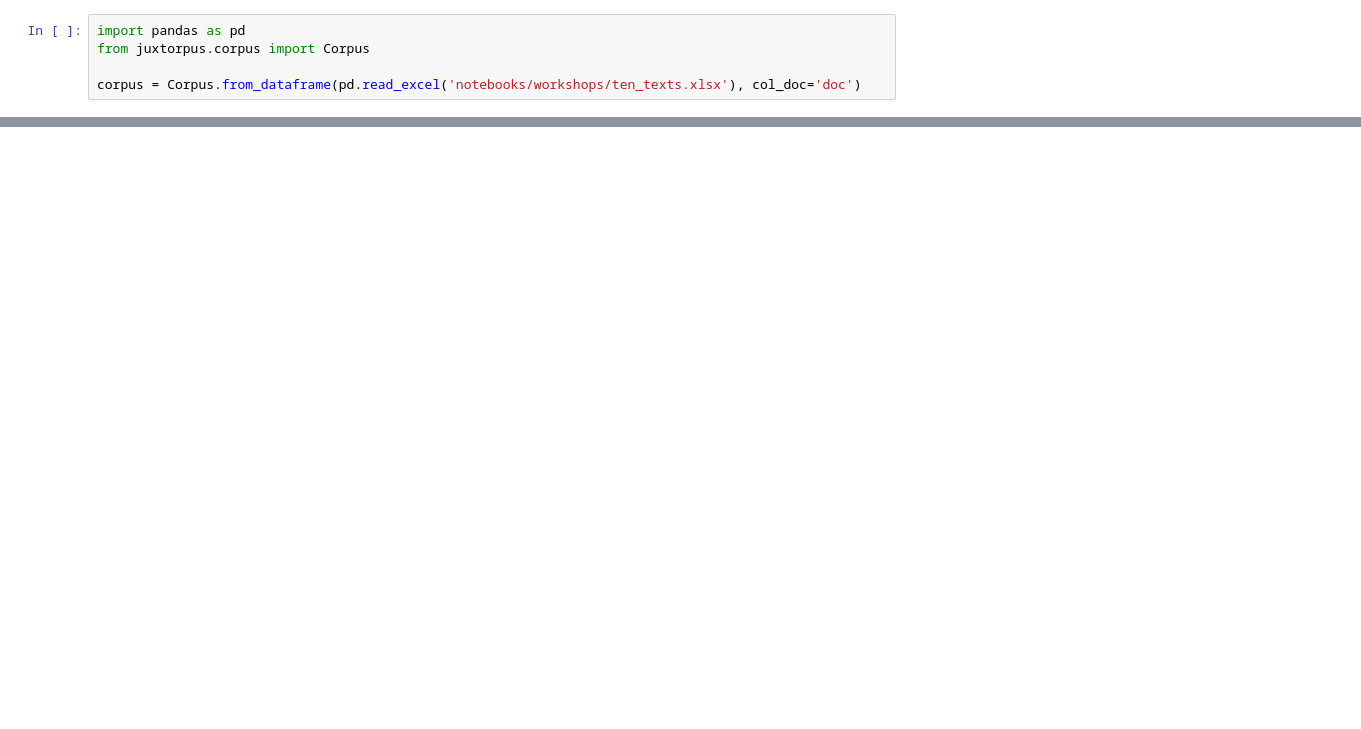
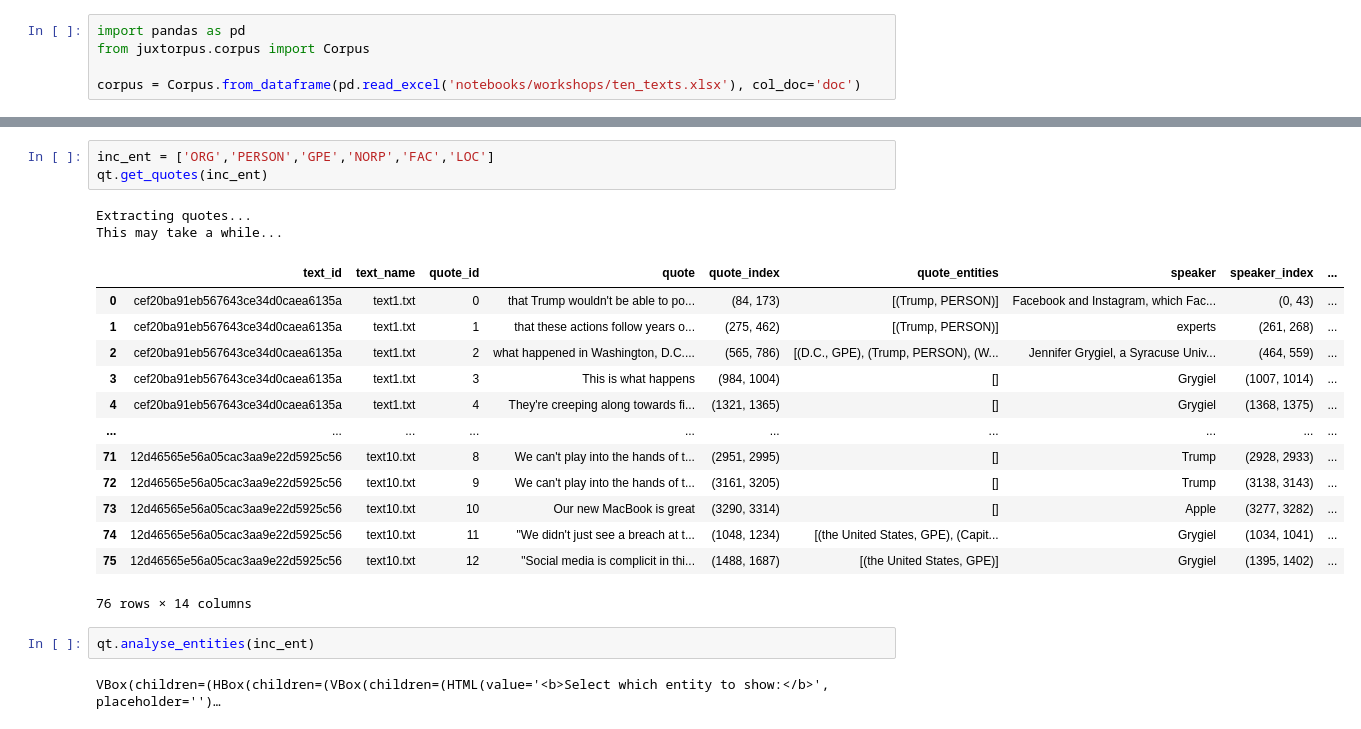
Before and after one commit to Sydney-Informatics-Hub/juxtorpus, a Jupyter notebook: notebooks/workshops/6-quotation_tool.ipynb, the cells around one changed output, grey strips where cells are left out. Cells and saved outputs as stored; diff of their text form; blank space fills up the shorter version.

```diff
--- a/notebooks/workshops/6-quotation_tool.ipynb
+++ b/notebooks/workshops/6-quotation_tool.ipynb
@@ -39,0 +57,23 @@ FileNotFoundError: [Errno 2] No such file or directory: './quotation_tool/gender
+# %%
+inc_ent = ['ORG','PERSON','GPE','NORP','FAC','LOC']
+qt.get_quotes(inc_ent)
+# %% [output]
+Extracting quotes...
+This may take a while...
+|  | text_id | text_name | quote_id | quote | quote_index | quote_entities | speaker | speaker_index | ... |
+| 0 | cef20ba91eb567643ce34d0caea6135a | text1.txt | 0 | that Trump wouldn't be able to po... | (84, 173) | [(Trump, PERSON)] | Facebook and Instagram, which Fac... | (0, 43) | ... |
+| 1 | cef20ba91eb567643ce34d0caea6135a | text1.txt | 1 | that these actions follow years o... | (275, 462) | [(Trump, PERSON)] | experts | (261, 268) | ... |
+| 2 | cef20ba91eb567643ce34d0caea6135a | text1.txt | 2 | what happened in Washington, D.C.... | (565, 786) | [(D.C., GPE), (Trump, PERSON), (W... | Jennifer Grygiel, a Syracuse Univ... | (464, 559) | ... |
+| 3 | cef20ba91eb567643ce34d0caea6135a | text1.txt | 3 | This is what happens | (984, 1004) | [] | Grygiel | (1007, 1014) | ... |
+| 4 | cef20ba91eb567643ce34d0caea6135a | text1.txt | 4 | They're creeping along towards fi... | (1321, 1365) | [] | Grygiel | (1368, 1375) | ... |
+| ... | ... | ... | ... | ... | ... | ... | ... | ... | ... |
+| 71 | 12d46565e56a05cac3aa9e22d5925c56 | text10.txt | 8 | We can't play into the hands of t... | (2951, 2995) | [] | Trump | (2928, 2933) | ... |
+| 72 | 12d46565e56a05cac3aa9e22d5925c56 | text10.txt | 9 | We can't play into the hands of t... | (3161, 3205) | [] | Trump | (3138, 3143) | ... |
+| 73 | 12d46565e56a05cac3aa9e22d5925c56 | text10.txt | 10 | Our new MacBook is great | (3290, 3314) | [] | Apple | (3277, 3282) | ... |
+| 74 | 12d46565e56a05cac3aa9e22d5925c56 | text10.txt | 11 | "We didn't just see a breach at t... | (1048, 1234) | [(the United States, GPE), (Capit... | Grygiel | (1034, 1041) | ... |
+| 75 | 12d46565e56a05cac3aa9e22d5925c56 | text10.txt | 12 | "Social media is complicit in thi... | (1488, 1687) | [(the United States, GPE)] | Grygiel | (1395, 1402) | ... |
+76 rows × 14 columns
+# %%
+qt.analyse_entities(inc_ent)
+# %% [output]
+VBox(children=(HBox(children=(VBox(children=(HTML(value='<b>Select which entity to show:</b>', placeholder='')…
```
Also changed, not shown: parts of 26 cells of this notebook, 2 other files.
